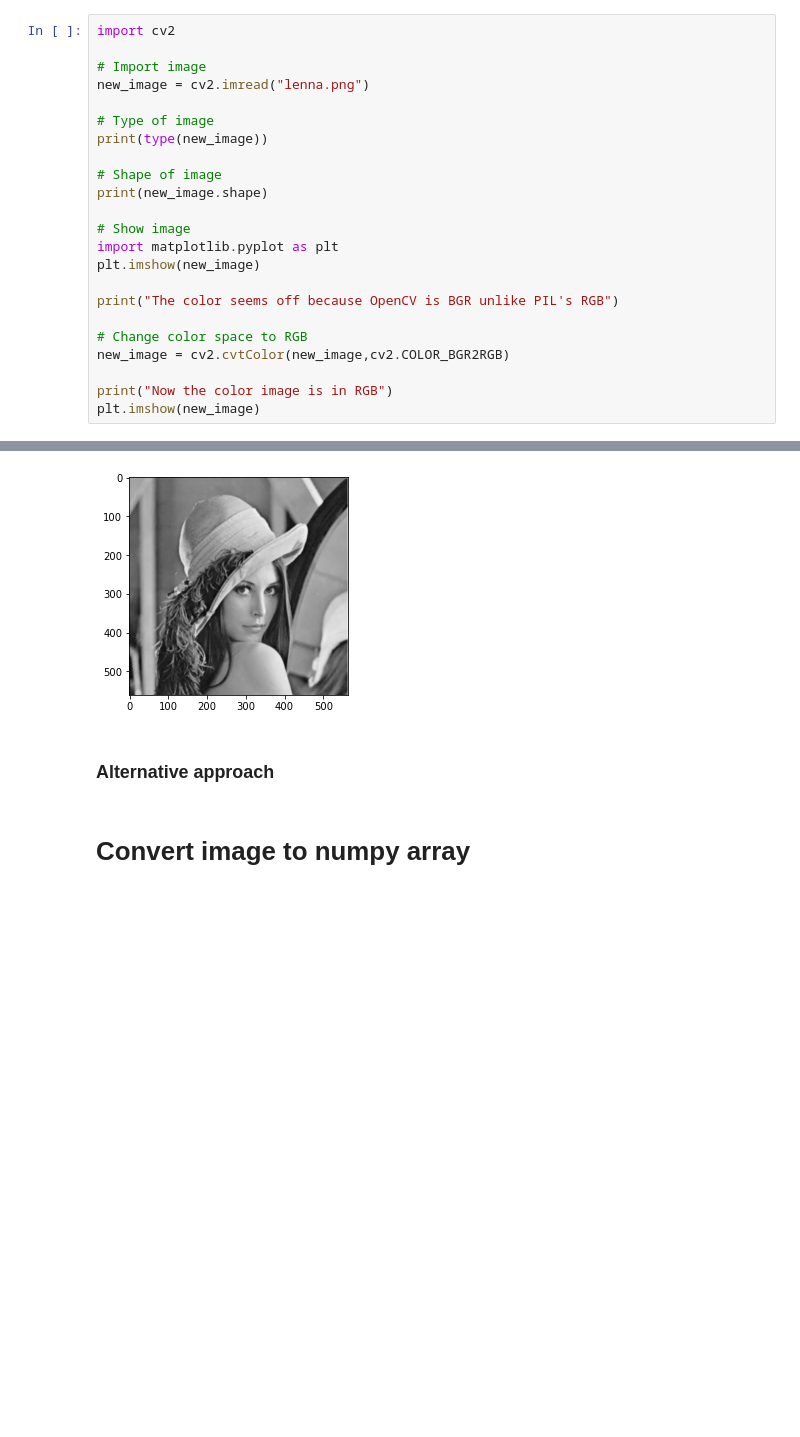
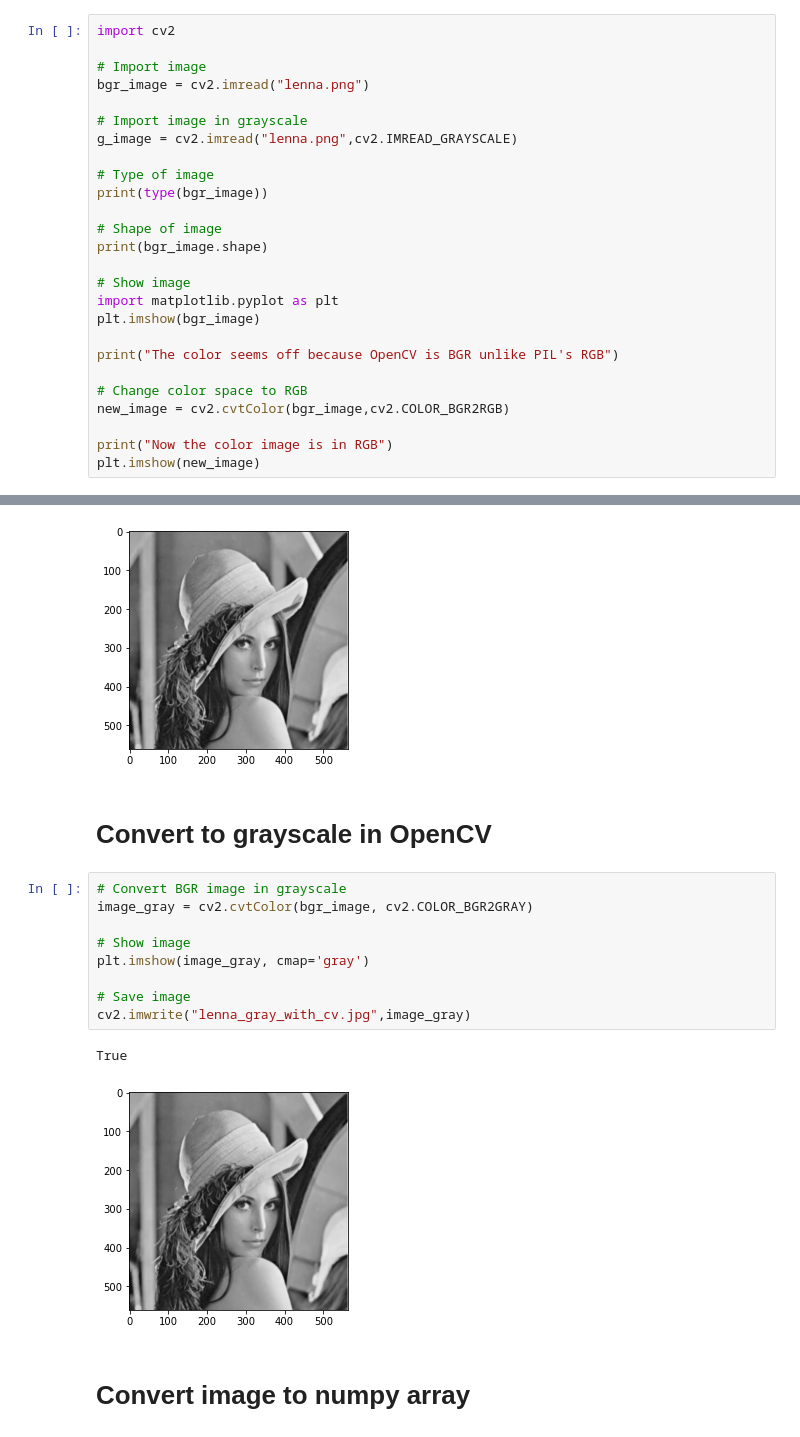
Before and after one commit to syednayeemridwan/IBM-AI-Engineering, a Jupyter notebook: 03. Introduction to Computer Vision and Image Processing/week-302/understanding image.ipynb, the cells around one changed output, grey strips where cells are left out. Cells and saved outputs as stored; diff of their text form; blank space fills up the shorter version.

```diff
--- a/03. Introduction to Computer Vision and Image Processing/week-302/understanding image.ipynb
+++ b/03. Introduction to Computer Vision and Image Processing/week-302/understanding image.ipynb
@@ -46,22 +46,25 @@ RGBA
 import cv2
 
 # Import image
-new_image = cv2.imread("lenna.png")
+bgr_image = cv2.imread("lenna.png")
+
+# Import image in grayscale
+g_image = cv2.imread("lenna.png",cv2.IMREAD_GRAYSCALE)
 
 # Type of image
-print(type(new_image))
+print(type(bgr_image))
 
 # Shape of image
-print(new_image.shape)
+print(bgr_image.shape)
 
 # Show image
 import matplotlib.pyplot as plt
-plt.imshow(new_image)
+plt.imshow(bgr_image)
 
 print("The color seems off because OpenCV is BGR unlike PIL's RGB")
 
 # Change color space to RGB
-new_image = cv2.cvtColor(new_image,cv2.COLOR_BGR2RGB)
+new_image = cv2.cvtColor(bgr_image,cv2.COLOR_BGR2RGB)
 
 print("Now the color image is in RGB")
 plt.imshow(new_image)
@@ -101,8 +104,20 @@ None
 (563, 561)
 L
 [figure]
-# %% [markdown]
-### Alternative approach
+# %% [markdown]
+# Convert to grayscale in OpenCV
+# %%
+# Convert BGR image in grayscale
+image_gray = cv2.cvtColor(bgr_image, cv2.COLOR_BGR2GRAY)
+
+# Show image
+plt.imshow(image_gray, cmap='gray')
+
+# Save image
+cv2.imwrite("lenna_gray_with_cv.jpg",image_gray)
+# %% [output]
+True
+[figure, added]
 # %% [markdown]
 # Convert image to numpy array
 # %%
```
Also changed, not shown: parts of 17 cells of this notebook, 2 other files.
